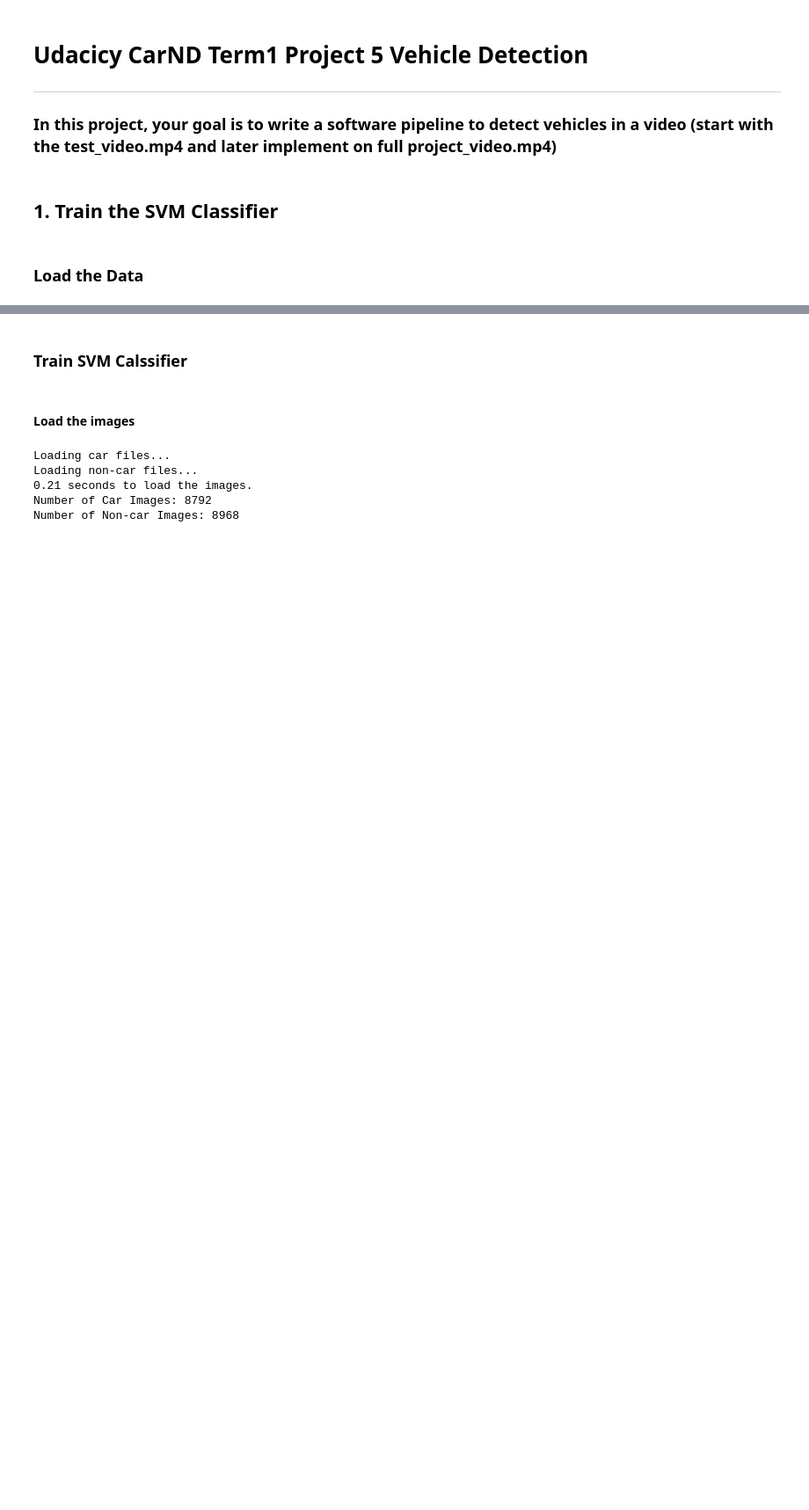
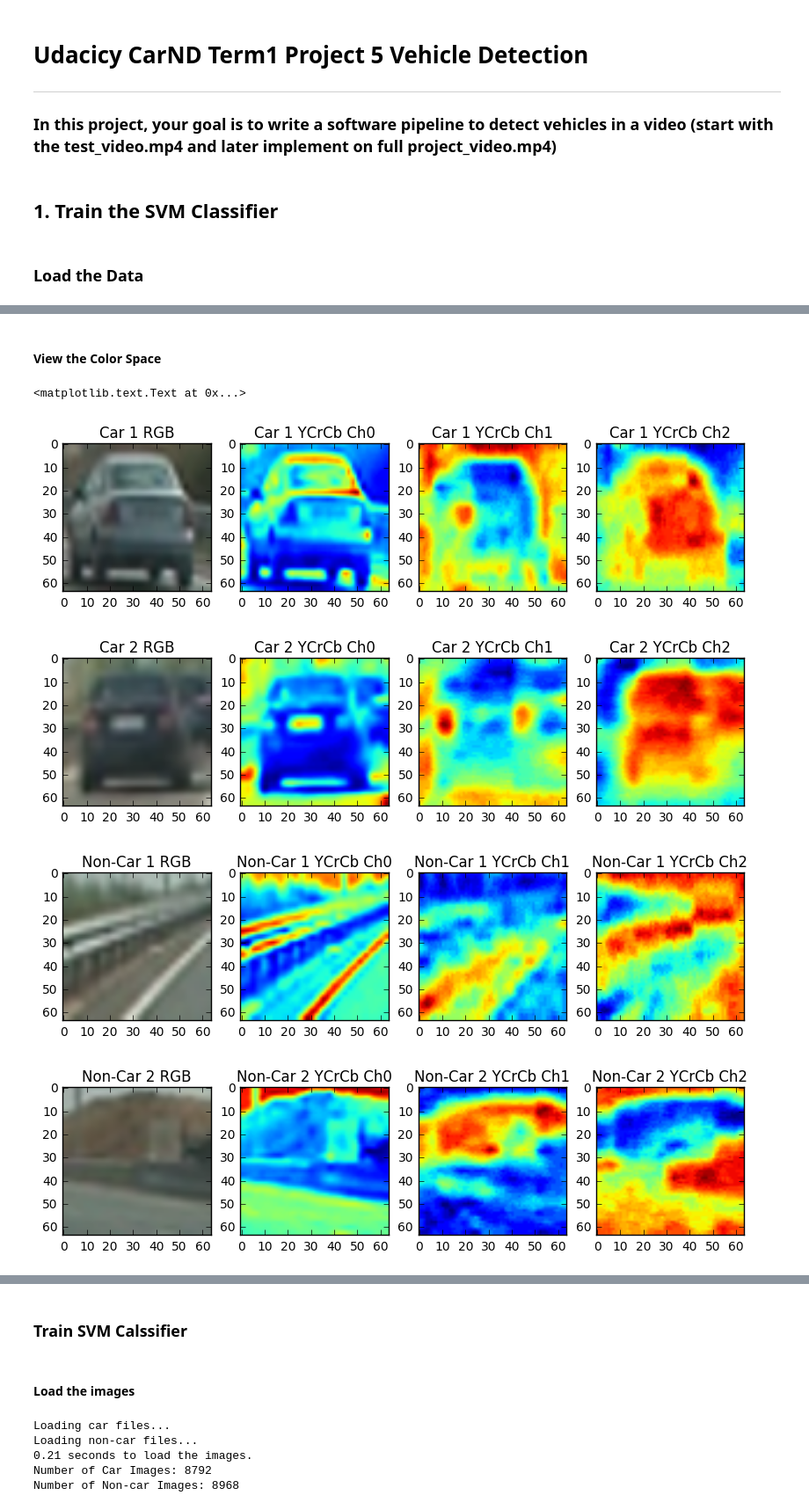
Before and after one commit to Hornbill201/SelfDrivingCar-P5-Vehicle_Detection, a Jupyter notebook: P5_train_svc.ipynb, the cells around one changed output, grey strips where cells are left out. Shown at 88% size. Saved outputs shown, nothing was run; the diff lists cells and outputs as text; code cells hidden in the pictures; blank space fills up the shorter version.

```diff
--- a/P5_train_svc.ipynb
+++ b/P5_train_svc.ipynb
@@ -64,0 +133,53 @@ def color_hist(img, nbins=32, bins_range=(0, 256)):
+# %% [markdown]
+#### View the Color Space
+# %%
+car1_YCrCb = cv2.cvtColor(car1, cv2.COLOR_RGB2YCrCb)
+car2_YCrCb = cv2.cvtColor(car2, cv2.COLOR_RGB2YCrCb)
+noncar1_YCrCb = cv2.cvtColor(noncar1, cv2.COLOR_RGB2YCrCb)
+noncar2_YCrCb = cv2.cvtColor(noncar2, cv2.COLOR_RGB2YCrCb)
+
+f, (ax1, ax2, ax3, ax4) = plt.subplots(1, 4, figsize=(10,10))
+ax1.imshow(car1)
+ax1.set_title('Car 1 RGB', fontsize=12)
+ax2.imshow(car1_YCrCb[:,:,0])
+ax2.set_title('Car 1 YCrCb Ch0', fontsize=12)
+ax3.imshow(car1_YCrCb[:,:,1])
+ax3.set_title('Car 1 YCrCb Ch1', fontsize=12)
+ax4.imshow(car1_YCrCb[:,:,2])
+ax4.set_title('Car 1 YCrCb Ch2', fontsize=12)
+
+f, (ax1, ax2, ax3, ax4) = plt.subplots(1, 4, figsize=(10,10))
+ax1.imshow(car2)
+ax1.set_title('Car 2 RGB', fontsize=12)
+ax2.imshow(car2_YCrCb[:,:,0])
+ax2.set_title('Car 2 YCrCb Ch0', fontsize=12)
+ax3.imshow(car2_YCrCb[:,:,1])
+ax3.set_title('Car 2 YCrCb Ch1', fontsize=12)
+ax4.imshow(car2_YCrCb[:,:,2])
+ax4.set_title('Car 2 YCrCb Ch2', fontsize=12)
+
+f, (ax1, ax2, ax3, ax4) = plt.subplots(1, 4, figsize=(10,10))
+ax1.imshow(noncar1)
+ax1.set_title('Non-Car 1 RGB', fontsize=12)
+ax2.imshow(noncar1_YCrCb[:,:,0])
+ax2.set_title('Non-Car 1 YCrCb Ch0', fontsize=12)
+ax3.imshow(noncar1_YCrCb[:,:,1])
+ax3.set_title('Non-Car 1 YCrCb Ch1', fontsize=12)
+ax4.imshow(noncar1_YCrCb[:,:,2])
+ax4.set_title('Non-Car 1 YCrCb Ch2', fontsize=12)
+
+f, (ax1, ax2, ax3, ax4) = plt.subplots(1, 4, figsize=(10,10))
+ax1.imshow(noncar2)
+ax1.set_title('Non-Car 2 RGB', fontsize=12)
+ax2.imshow(noncar2_YCrCb[:,:,0])
+ax2.set_title('Non-Car 2 YCrCb Ch0', fontsize=12)
+ax3.imshow(noncar2_YCrCb[:,:,1])
+ax3.set_title('Non-Car 2 YCrCb Ch1', fontsize=12)
+ax4.imshow(noncar2_YCrCb[:,:,2])
+ax4.set_title('Non-Car 2 YCrCb Ch2', fontsize=12)
+# %% [output]
+<matplotlib.text.Text at 0x...>
+[figure, added]
+[figure, added]
+[figure, added]
+[figure, added]
```
Also changed, not shown: parts of 4 cells of this notebook, 1 other file.
